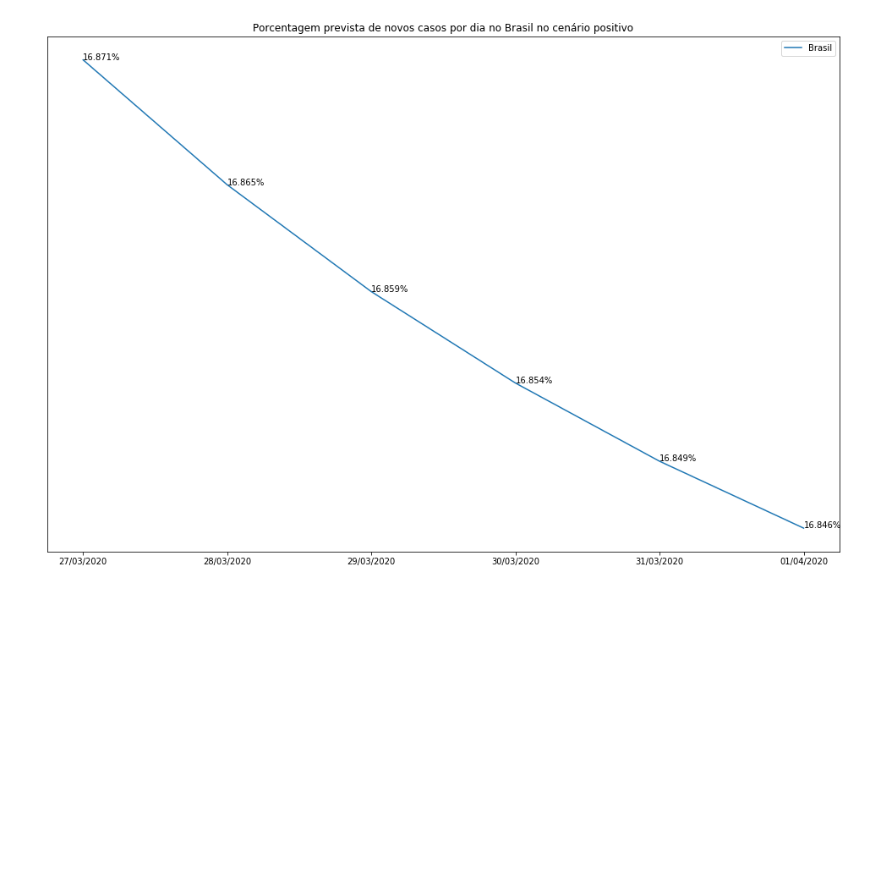
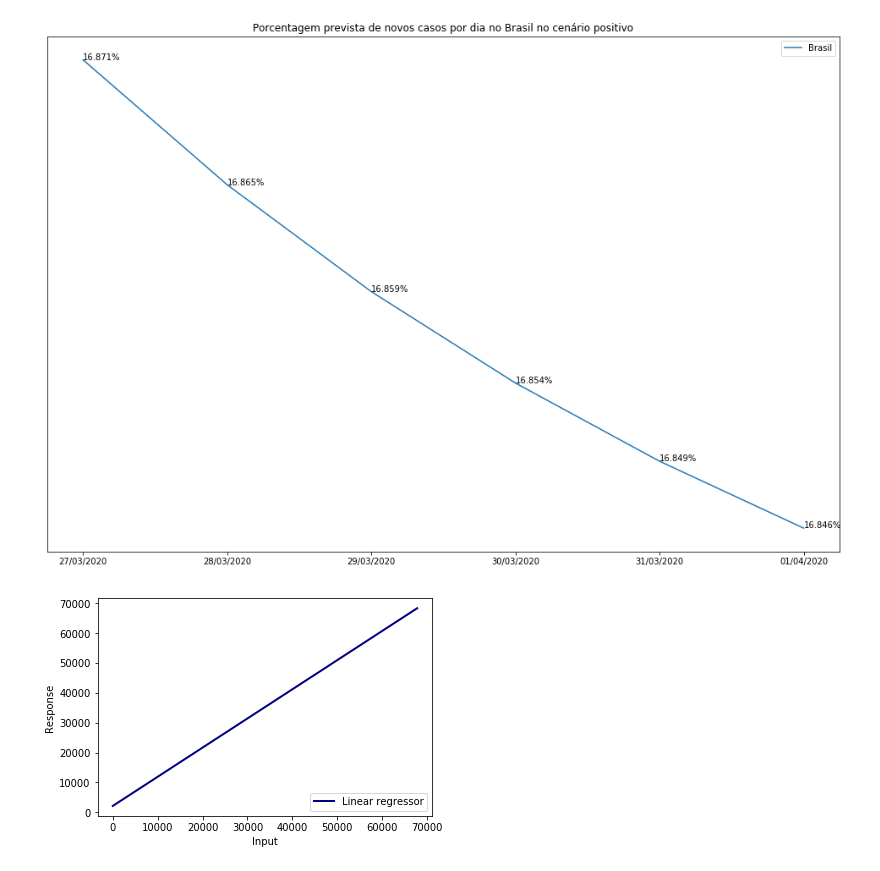
Before and after one commit to CaiqueCoelho/predict-covid19-brazil, a Jupyter notebook: part-2/Analysis Speed Spread COVID-19.ipynb, the cells around one changed output. Saved outputs shown, nothing was run; the diff lists cells and outputs as text; code cells hidden in the pictures; blank space fills up the shorter version.

```diff
--- a/part-2/Analysis Speed Spread COVID-19.ipynb
+++ b/part-2/Analysis Speed Spread COVID-19.ipynb
@@ -1273,3 +1279,6 @@ plt.legend()
 # %% [output]
 <matplotlib.legend.Legend at 0x...>
 [figure]
+# %%
+X_reshape = X_b.reshape(-1, 1)
+reg = LinearRegression().fit(X_reshape, Y)
@@ -1275,0 +1291,12 @@ plt.legend()
+# %%
+line_X = np.arange(X_reshape.min(), X_reshape.max())[:, np.newaxis]
+line_y = reg.predict(line_X)
+# %%
+lw = 2
+plt.plot(line_X, line_y, color='navy', linewidth=lw, label='Linear regressor')
+plt.legend(loc='lower right')
+plt.xlabel("Input")
+plt.ylabel("Response")
+plt.show()
+# %% [output]
+[figure, added]
```
Also changed, not shown: parts of 33 cells of this notebook, 29 other files.
